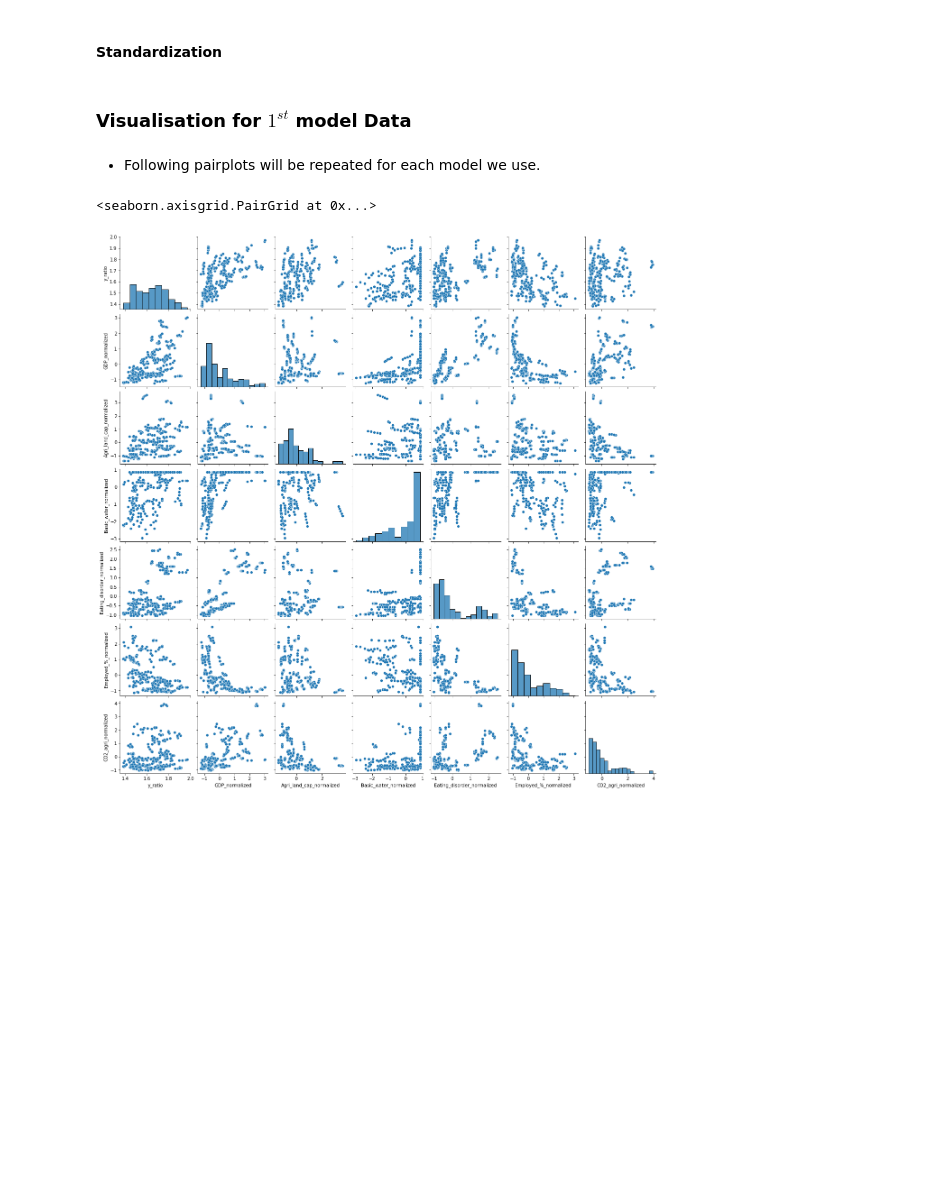
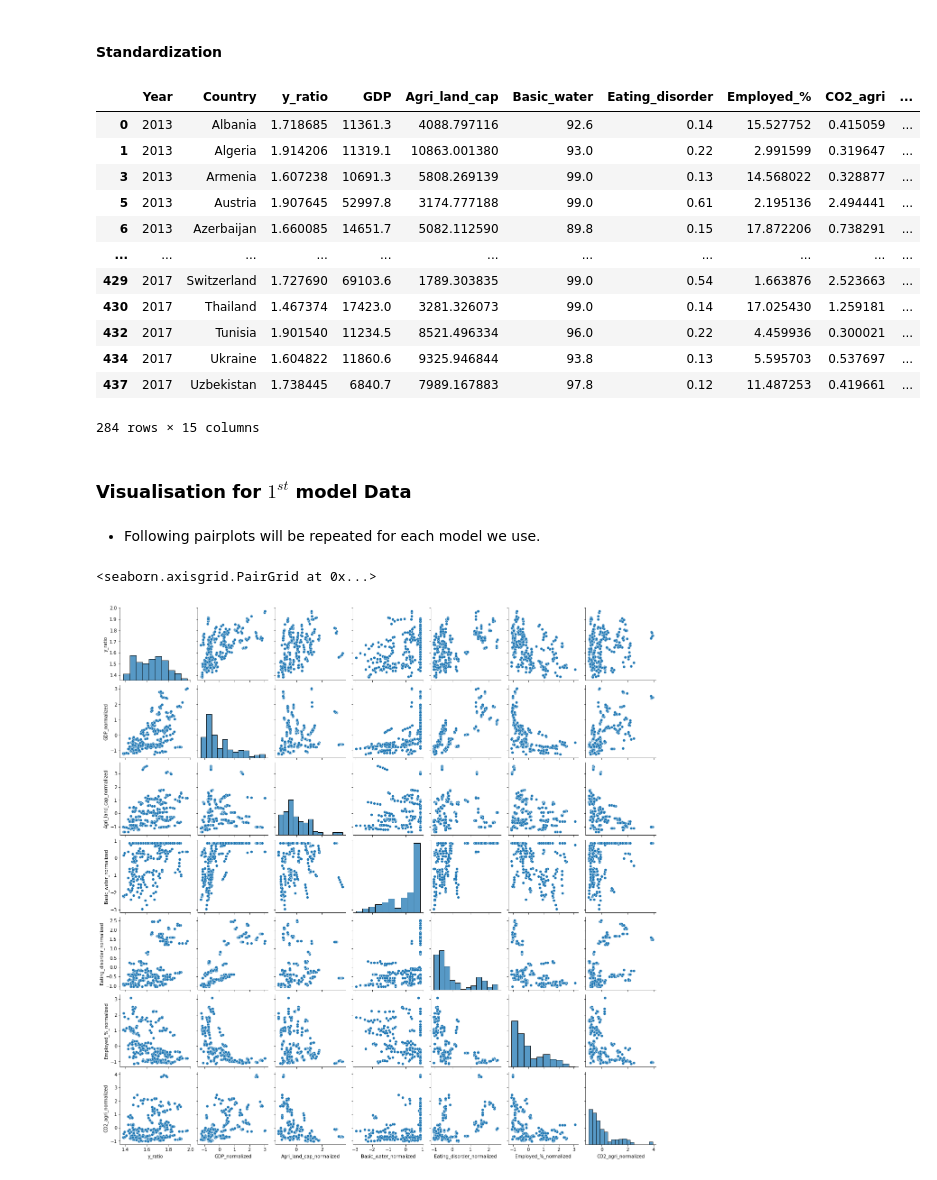
Before and after one commit to tanjoash/2D_data_driven_world, a Jupyter notebook: 2dwork/main.ipynb, the cells around one changed output. Cells and saved outputs as stored; diff of their text form; code cells hidden in the pictures; blank space fills up the shorter version.

Commit message:
Printed 3 dataframes for each model

```diff
--- a/2dwork/main.ipynb
+++ b/2dwork/main.ipynb
@@ -549,19 +577,33 @@ def normalize_z(df):
 # %%
 dfall_normalized_1 = dfall_clean_1.copy()
 # standardize GDP
 dfall_normalized_1["GDP_normalized"] = normalize_z(dfall_normalized_1["GDP"])
 # standardize agricultural land per capita
 dfall_normalized_1["Agri_land_cap_normalized"] = normalize_z(dfall_normalized_1["Agri_land_cap"])
 # standardize basic water service
 dfall_normalized_1["Basic_water_normalized"] = normalize_z(dfall_normalized_1["Basic_water"])
 # standardize eating disorder
 dfall_normalized_1["Eating_disorder_normalized"] = normalize_z(dfall_normalized_1["Eating_disorder"])
 # standardize percentage employed
 dfall_normalized_1["Employed_%_normalized"] = normalize_z(dfall_normalized_1["Employed_%"])
 # standardize CO2 emitted per agricultural land
 dfall_normalized_1["CO2_agri_normalized"] = normalize_z(dfall_normalized_1["CO2_agri"])
 # dfall_normalized_1.to_csv("dfallyears_normalized_model1.csv")
-## dfall_normalized_1
+dfall_normalized_1
+# %% [output]
+|  | Year | Country | y_ratio | GDP | Agri_land_cap | Basic_water | Eating_disorder | Employed_% | CO2_agri | ... |
+| 0 | 2013 | Albania | 1.718685 | 11361.3 | 4088.797116 | 92.6 | 0.14 | 15.527752 | 0.415059 | ... |
+| 1 | 2013 | Algeria | 1.914206 | 11319.1 | 10863.001380 | 93.0 | 0.22 | 2.991599 | 0.319647 | ... |
+| 3 | 2013 | Armenia | 1.607238 | 10691.3 | 5808.269139 | 99.0 | 0.13 | 14.568022 | 0.328877 | ... |
+| 5 | 2013 | Austria | 1.907645 | 52997.8 | 3174.777188 | 99.0 | 0.61 | 2.195136 | 2.494441 | ... |
+| 6 | 2013 | Azerbaijan | 1.660085 | 14651.7 | 5082.112590 | 89.8 | 0.15 | 17.872206 | 0.738291 | ... |
+| ... | ... | ... | ... | ... | ... | ... | ... | ... | ... | ... |
+| 429 | 2017 | Switzerland | 1.727690 | 69103.6 | 1789.303835 | 99.0 | 0.54 | 1.663876 | 2.523663 | ... |
+| 430 | 2017 | Thailand | 1.467374 | 17423.0 | 3281.326073 | 99.0 | 0.14 | 17.025430 | 1.259181 | ... |
+| 432 | 2017 | Tunisia | 1.901540 | 11234.5 | 8521.496334 | 96.0 | 0.22 | 4.459936 | 0.300021 | ... |
+| 434 | 2017 | Ukraine | 1.604822 | 11860.6 | 9325.946844 | 93.8 | 0.13 | 5.595703 | 0.537697 | ... |
+| 437 | 2017 | Uzbekistan | 1.738445 | 6840.7 | 7989.167883 | 97.8 | 0.12 | 11.487253 | 0.419661 | ... |
+284 rows × 15 columns
 # %% [markdown]
 ### Visualisation for $1^{st}$ model Data
 # %% [markdown]
```
Also changed, not shown: parts of 11 cells of this notebook.
